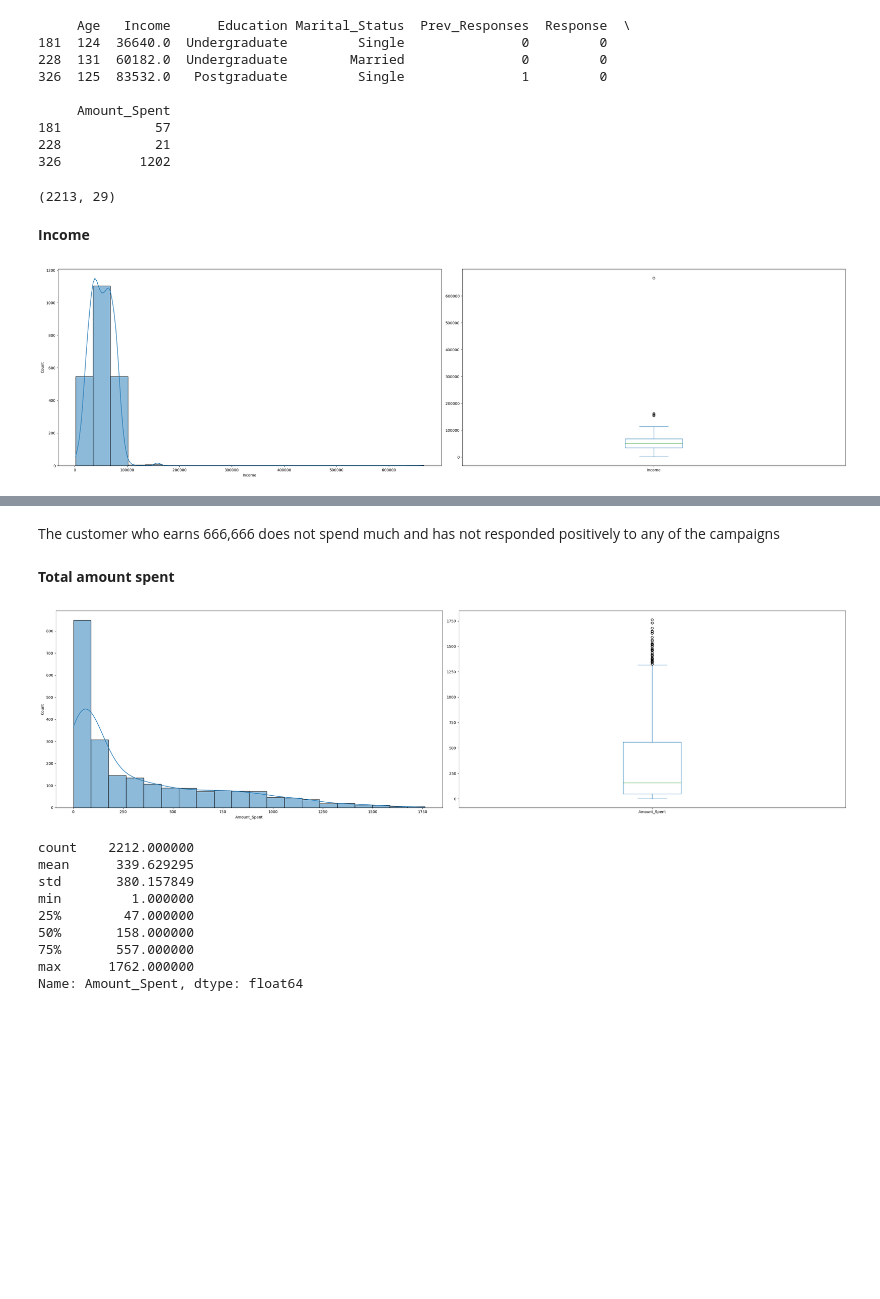
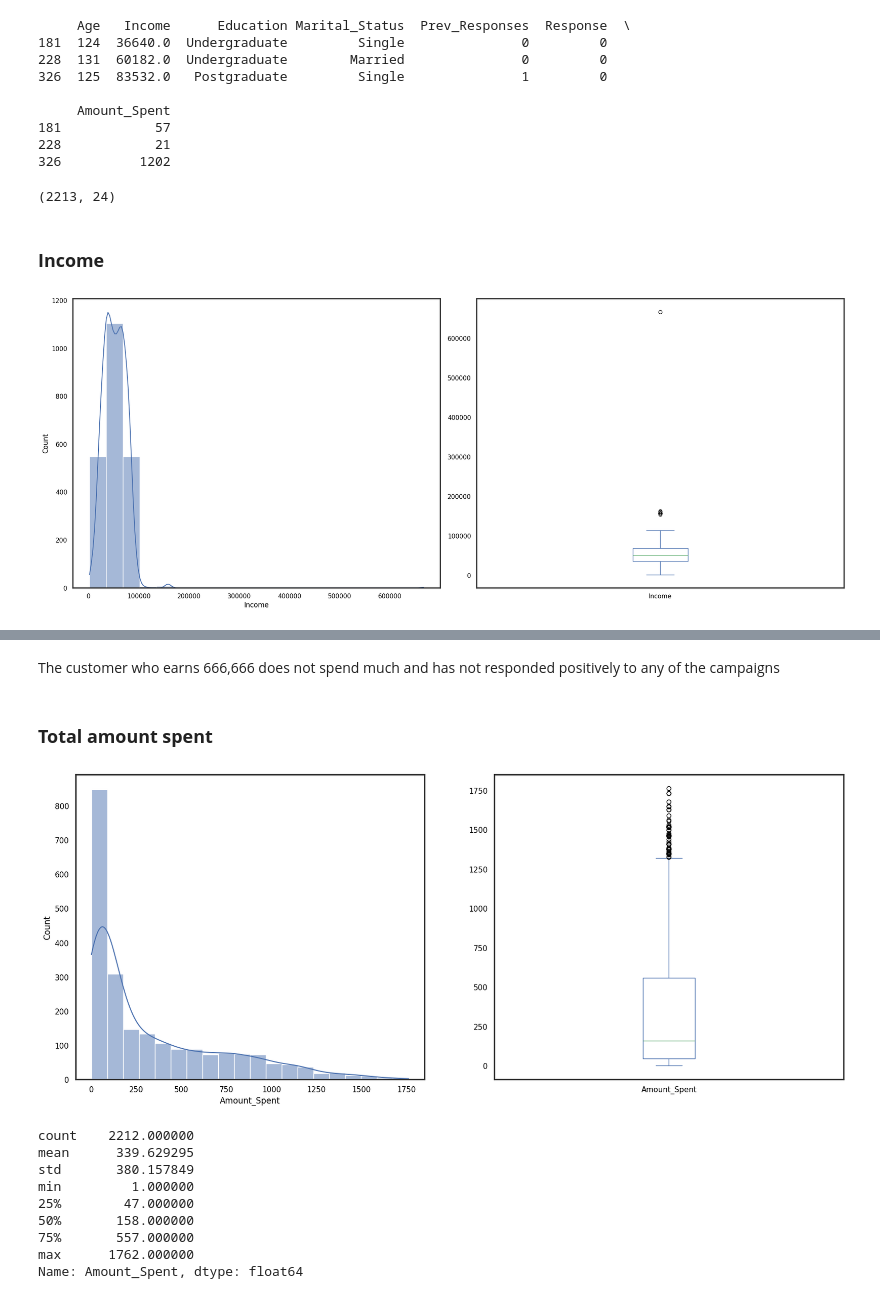
Before and after one commit to PerisN/Campaign_Marketing_Analytics, a Jupyter notebook: notebooks/customer_profile_analysis.ipynb, the cells around one changed output, grey strips where cells are left out. Saved outputs shown, nothing was run; the diff lists cells and outputs as text; code cells hidden in the pictures; blank space fills up the shorter version.

```diff
--- a/notebooks/customer_profile_analysis.ipynb
+++ b/notebooks/customer_profile_analysis.ipynb
@@ -14,3 +17,8 @@ import seaborn as sns
+# %%
+# Set the color palette, theme and size
+palette = sns.color_palette("Paired")
+random.shuffle(palette)
+sns.set(style="white", rc={"axes.facecolor": (0, 0, 0, 0), 'axes.linewidth': 2, 'figure.figsize': (20, 8), 'axes.labelcolor': 'black', 'xtick.color': 'black', 'ytick.color': 'black'})
 # %%
 # Load data and read first 5 rows
 
@@ -118,7 +122,7 @@ Name: Customer_Duration, dtype: float64
 # %%
 # Drop redundant columns
 
-redundant_columns = ['ID', 'Z_CostContact', 'Z_Revenue', 'Dt_Customer', 'Year_Birth']
+redundant_columns = ["ID", "Z_CostContact", "Z_Revenue", "Dt_Customer", "Year_Birth", "AcceptedCmp1", "AcceptedCmp2", "AcceptedCmp3", "AcceptedCmp4", "AcceptedCmp5"]
 df = df.drop(redundant_columns, axis=1)
 df.shape
 # %% [output]
@@ -172,18 +173,17 @@ print(df_filtered.head())
 df = df.loc[df['Age'] < 100]
 df.shape
 # %% [output]
-(2213, 29)
+(2213, 24)
 # %% [markdown]
-**Income**
+### **Income**
 # %%
-plt.figure(figsize=(30, 8))
 plt.subplot(1, 2, 1)
-sns.histplot(df['Income'],kde=True, bins=20)
+sns.histplot(df['Income'],kde=True, bins=20, palette=palette)
 plt.subplot(1, 2, 2)
 df['Income'].plot(kind='box');
 plt.tight_layout()
 # %% [output]
-[figure, old version]
+[figure, new version]
 # %%
 # Customers with income > 100000 with selected columns
 
@@ -214,16 +214,14 @@ The customer who earns 666,666 does not spend much and has not responded positiv
 
 df = df.drop(df[df['Income'] == 666666].index)
 # %% [markdown]
-**Total amount spent**
+### **Total amount spent**
 # %%
-plt.figure(figsize=(30, 8))
 plt.subplot(1, 2, 1)
-sns.histplot(df['Amount_Spent'],kde=True,bins=20)
+sns.histplot(df['Amount_Spent'],kde=True,bins=20, palette=palette)
 plt.subplot(1, 2, 2)
 df['Amount_Spent'].plot(kind='box');
-plt.tight_layout()
 # %% [output]
-[figure, old version]
+[figure, new version]
 # %%
 df["Amount_Spent"].describe()
 # %% [output]
```
Also changed, not shown: parts of 56 cells of this notebook.
